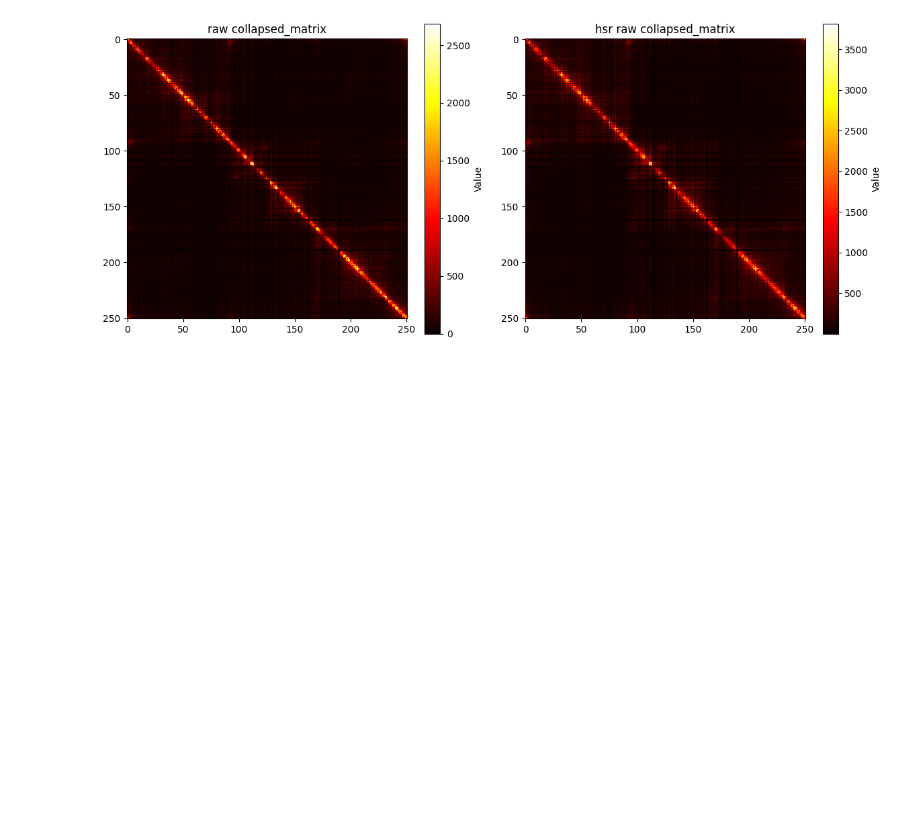
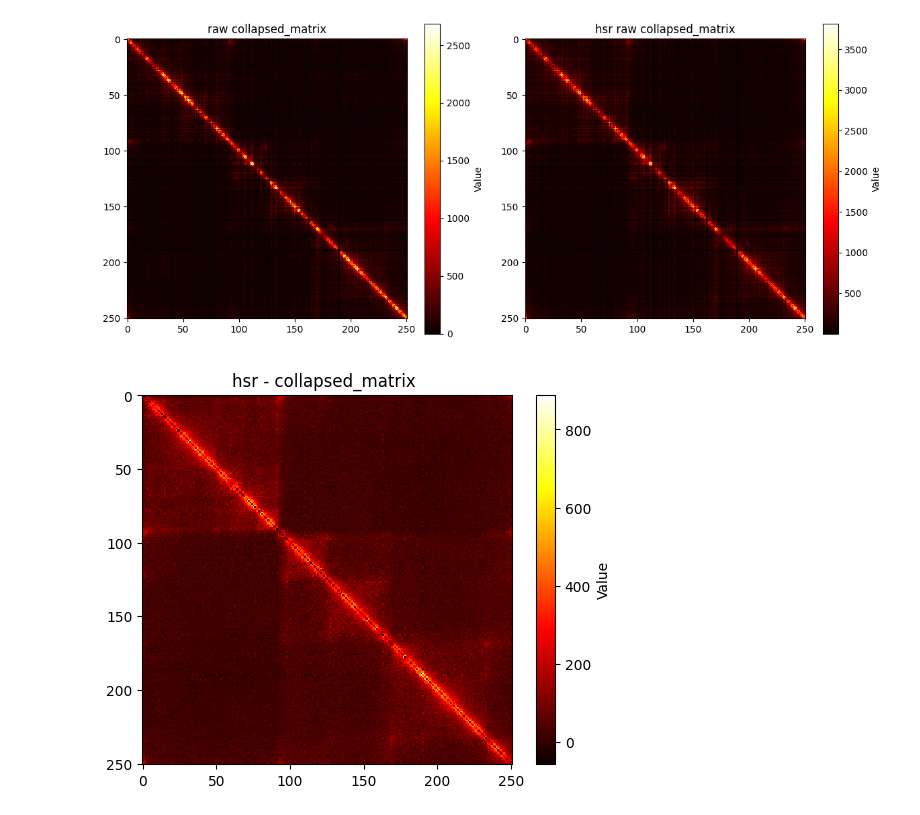
Before and after one commit to ronitagarwala01/CSE280A_Team_4, a Jupyter notebook: project.ipynb, the cells around one changed output. Saved outputs shown, nothing was run; the diff lists cells and outputs as text; code cells hidden in the pictures; blank space fills up the shorter version.

```diff
--- a/project.ipynb
+++ b/project.ipynb
@@ -131,3 +131,10 @@ plt.show()
 # %% [output]
 [figure]
 [figure]
+# %%
+plt.imshow(data_hsr - data, cmap='hot', interpolation='nearest')
+plt.title('hsr - collapsed_matrix ')
+plt.colorbar(label='Value')
+plt.show()
+# %% [output]
+[figure, added]
```
Also changed, not shown: parts of 1 cell of this notebook.
